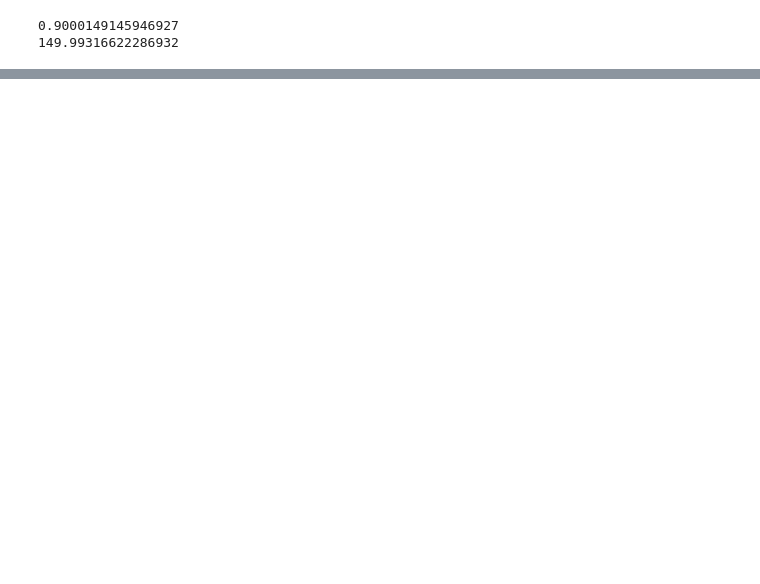
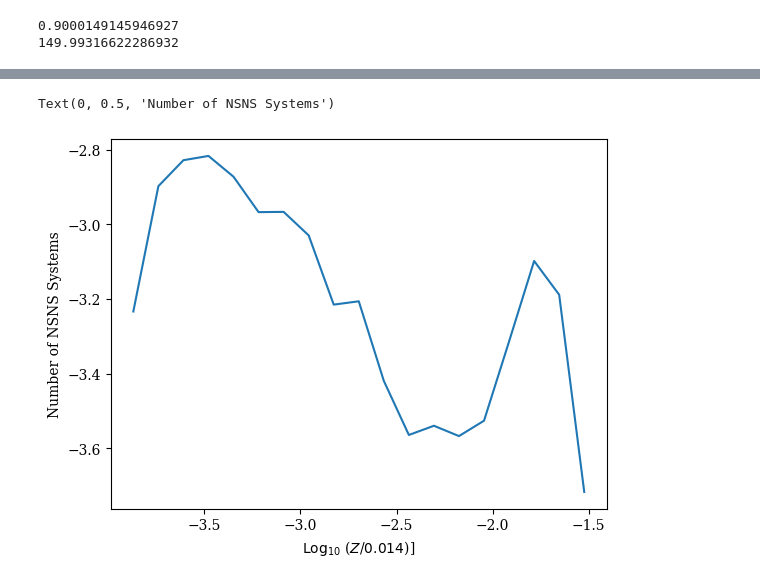
Before and after one commit to melanie-santiago26/research_work, a Jupyter notebook: making_figures/metallicity_rates.ipynb, the cells around one changed output, grey strips where cells are left out. Cells and saved outputs as stored; diff of their text form; code cells hidden in the pictures; blank space fills up the shorter version.

```diff
--- a/making_figures/metallicity_rates.ipynb
+++ b/making_figures/metallicity_rates.ipynb
@@ -660,0 +724,8 @@ Total mass evolved per Z: [5.95062114e+01 2.41480783e+05 2.38716033e+05 2.414807
+# %%
+# need to take one less bin in the bins_Z array because the last bin is just anything greater than a certain metallicity
+plt.plot(bins_Z_NSNS[1:20], np.log10(counts_bins_NSNS_array/totalMassEvolvedPerMetallicity[1:20])) # this does not seem correct
+plt.xlabel(r"$\mathrm{Log_{10}}$ ($Z$/$\mathrm{0.014}$)]")
+plt.ylabel(r"Number of NSNS Systems")
+# %% [output]
+Text(0, 0.5, 'Number of NSNS Systems')
+[figure, added]
```
Also changed, not shown: parts of 26 cells of this notebook, 3 other files.
